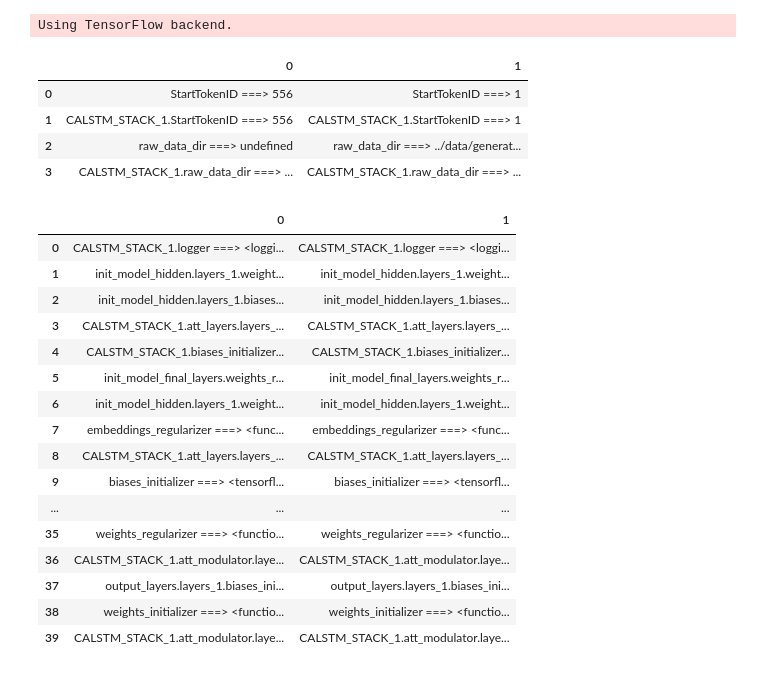
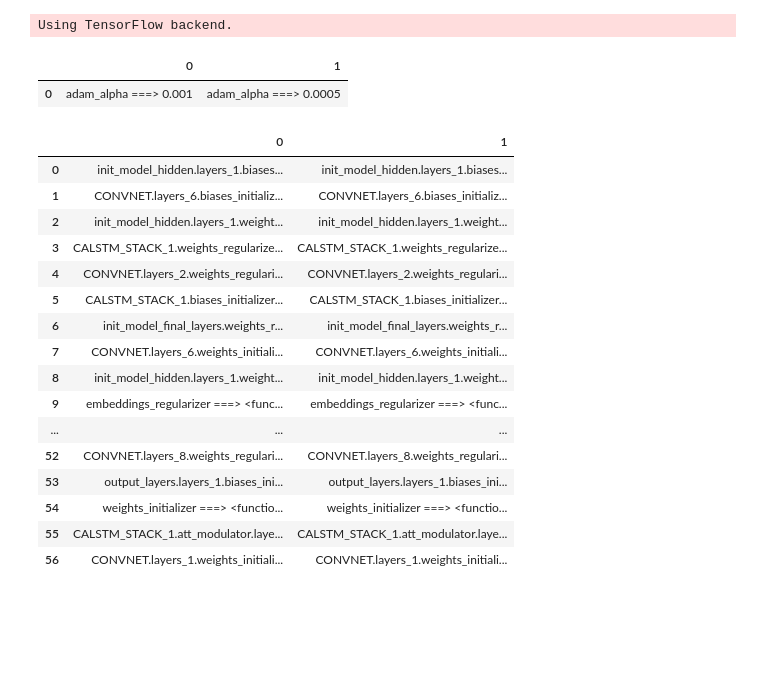
Before and after one commit to untrix/im2latex, a Jupyter notebook: src/diff_params.ipynb, the cells around one changed output. Drawn from its saved outputs; the diff is of its cells as text; code cells hidden in the pictures; blank space fills up the shorter version.

```diff
--- a/src/diff_params.ipynb
+++ b/src/diff_params.ipynb
@@ -31,32 +31,31 @@ Using TensorFlow backend.
 # %%
 # diff = DiffParams('./tb_metrics/2017-09-26 22-40-18 PDT', './tb_metrics/2017-10-07 14-33-35 PDT_2CALSTMs')
 # diff = DiffParams('./tb_metrics/2017-10-07 14-33-35 PDT', './tb_metrics/2017-10-08 12-26-45 PDT')
 # diff = DiffParams('./tb_metrics/2017-09-26 22-40-18 PDT', './tb_metrics/2017-10-08 12-26-45 PDT')
 # diff = DiffParams('./tb_metrics/2017-09-26 22-40-18 PDT/w=1', './tb_metrics/2017-10-08 12-26-45 PDT')
 # diff = DiffParams('./tb_metrics/2017-10-09 16-01-07 PDT_good', './tb_metrics/2017-10-09 17-43-49 PDT')
 # diff = DiffParams('./tb_metrics/2017-09-26 22-40-18 PDT', './tb_metrics/2017-10-09 16-01-07 PDT_good')
-diff = DiffParams('./tb_metrics_dev/2017-11-07 23-39-38 PST test_3.1LSTM_2init_3OutMLP_3attMLPfull_1beta_regroupImage_0pLambda', './tb_metrics_dev/2017-11-15 13-40-54 PST test_3.1LSTM_2init_3OutMLP_3attMLPfull_1beta_regroupImage_0pLambda')
+# diff = DiffParams('/zpool_3TB/i2l/tb_metrics/2017-11-17 21-30-42 PST best_newData_3.1LSTM_2init_3OutMLP_3attMLPfull_1beta_0pLambda_regroupImage_i=2' ,'./tb_metrics_dev/2017-11-18 13-35-37 PST newData_3.1LSTM_2init_3OutMLP_3attMLPfull_1beta_0pLambda_regroupImage_i=2')
+diff = DiffParams('./tb_metrics_dev/2017-11-18 13-35-37 PST newData_3.1LSTM_2init_3OutMLP_3attMLPfull_1beta_0pLambda_regroupImage_i=2', './tb_metrics_dev/2017-11-18 20-34-05 PST newData_3.1LSTM_2init_3OutMLP_3attMLPfull_1beta_0pLambda_regroupImage_i=2')
+# diff = DiffParams('/zpool_3TB/i2l/tb_metrics/2017-11-17 21-30-42 PST best_newData_3.1LSTM_2init_3OutMLP_3attMLPfull_1beta_0pLambda_regroupImage_i=2' , './tb_metrics_dev/2017-11-18 20-34-05 PST newData_3.1LSTM_2init_3OutMLP_3attMLPfull_1beta_0pLambda_regroupImage_i=2')
 diff.hyper()
 # %% [output]
 |  | 0 | 1 |
-| 0 | StartTokenID ===> 556 | StartTokenID ===> 1 |
-| 1 | CALSTM_STACK_1.StartTokenID ===> 556 | CALSTM_STACK_1.StartTokenID ===> 1 |
-| 2 | raw_data_dir ===> undefined | raw_data_dir ===> ../data/generat... |
-| 3 | CALSTM_STACK_1.raw_data_dir ===> ... | CALSTM_STACK_1.raw_data_dir ===> ... |
+| 0 | adam_alpha ===> 0.001 | adam_alpha ===> 0.0005 |
 |  | 0 | 1 |
-| 0 | CALSTM_STACK_1.logger ===> <loggi... | CALSTM_STACK_1.logger ===> <loggi... |
-| 1 | init_model_hidden.layers_1.weight... | init_model_hidden.layers_1.weight... |
-| 2 | init_model_hidden.layers_1.biases... | init_model_hidden.layers_1.biases... |
-| 3 | CALSTM_STACK_1.att_layers.layers_... | CALSTM_STACK_1.att_layers.layers_... |
-| 4 | CALSTM_STACK_1.biases_initializer... | CALSTM_STACK_1.biases_initializer... |
-| 5 | init_model_final_layers.weights_r... | init_model_final_layers.weights_r... |
-| 6 | init_model_hidden.layers_1.weight... | init_model_hidden.layers_1.weight... |
-| 7 | embeddings_regularizer ===> <func... | embeddings_regularizer ===> <func... |
-| 8 | CALSTM_STACK_1.att_layers.layers_... | CALSTM_STACK_1.att_layers.layers_... |
-| 9 | biases_initializer ===> <tensorfl... | biases_initializer ===> <tensorfl... |
+| 0 | init_model_hidden.layers_1.biases... | init_model_hidden.layers_1.biases... |
+| 1 | CONVNET.layers_6.biases_initializ... | CONVNET.layers_6.biases_initializ... |
+| 2 | init_model_hidden.layers_1.weight... | init_model_hidden.layers_1.weight... |
+| 3 | CALSTM_STACK_1.weights_regularize... | CALSTM_STACK_1.weights_regularize... |
+| 4 | CONVNET.layers_2.weights_regulari... | CONVNET.layers_2.weights_regulari... |
+| 5 | CALSTM_STACK_1.biases_initializer... | CALSTM_STACK_1.biases_initializer... |
+| 6 | init_model_final_layers.weights_r... | init_model_final_layers.weights_r... |
+| 7 | CONVNET.layers_6.weights_initiali... | CONVNET.layers_6.weights_initiali... |
+| 8 | init_model_hidden.layers_1.weight... | init_model_hidden.layers_1.weight... |
+| 9 | embeddings_regularizer ===> <func... | embeddings_regularizer ===> <func... |
 | ... | ... | ... |
-| 35 | weights_regularizer ===> <functio... | weights_regularizer ===> <functio... |
-| 36 | CALSTM_STACK_1.att_modulator.laye... | CALSTM_STACK_1.att_modulator.laye... |
-| 37 | output_layers.layers_1.biases_ini... | output_layers.layers_1.biases_ini... |
-| 38 | weights_initializer ===> <functio... | weights_initializer ===> <functio... |
-| 39 | CALSTM_STACK_1.att_modulator.laye... | CALSTM_STACK_1.att_modulator.laye... |
+| 52 | CONVNET.layers_8.weights_regulari... | CONVNET.layers_8.weights_regulari... |
+| 53 | output_layers.layers_1.biases_ini... | output_layers.layers_1.biases_ini... |
+| 54 | weights_initializer ===> <functio... | weights_initializer ===> <functio... |
+| 55 | CALSTM_STACK_1.att_modulator.laye... | CALSTM_STACK_1.att_modulator.laye... |
+| 56 | CONVNET.layers_1.weights_initiali... | CONVNET.layers_1.weights_initiali... |
```
Also changed, not shown: 8 other files.
